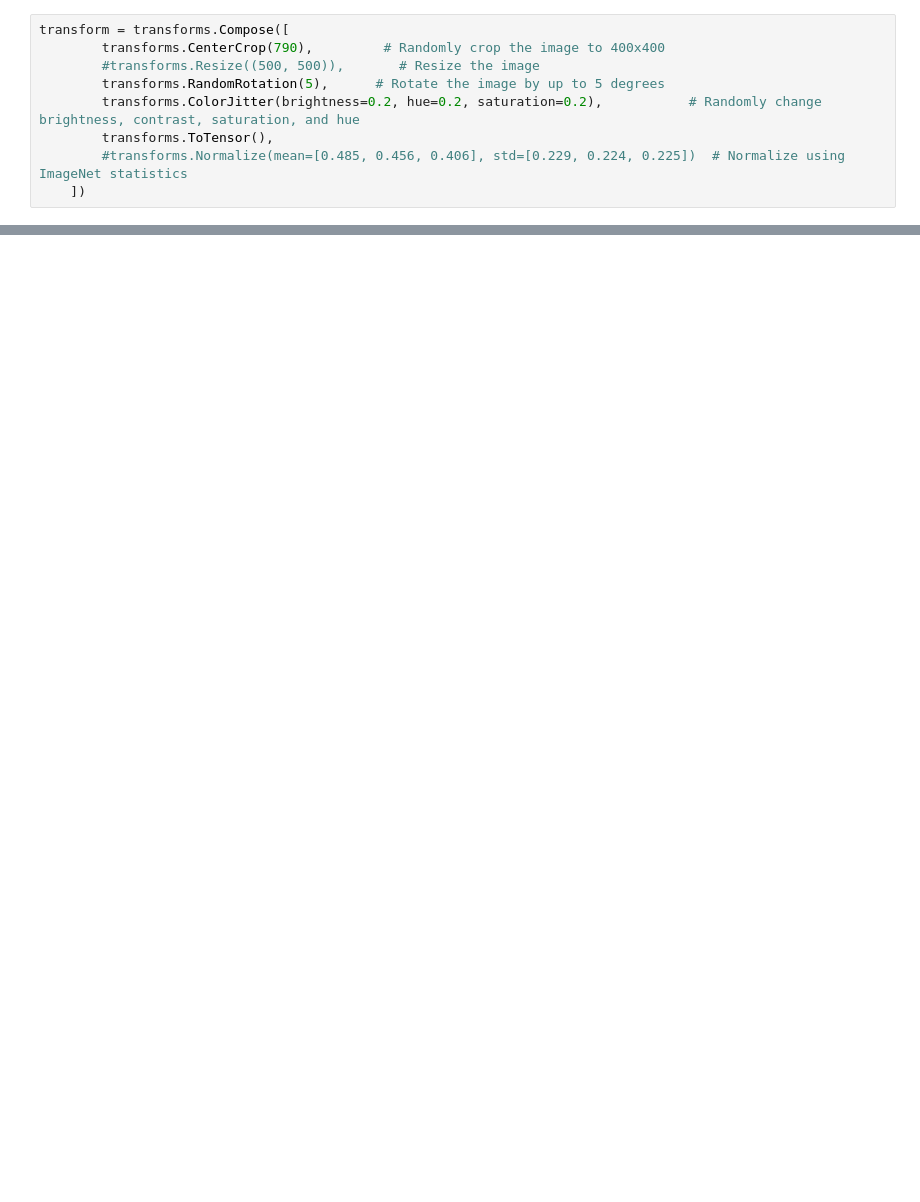
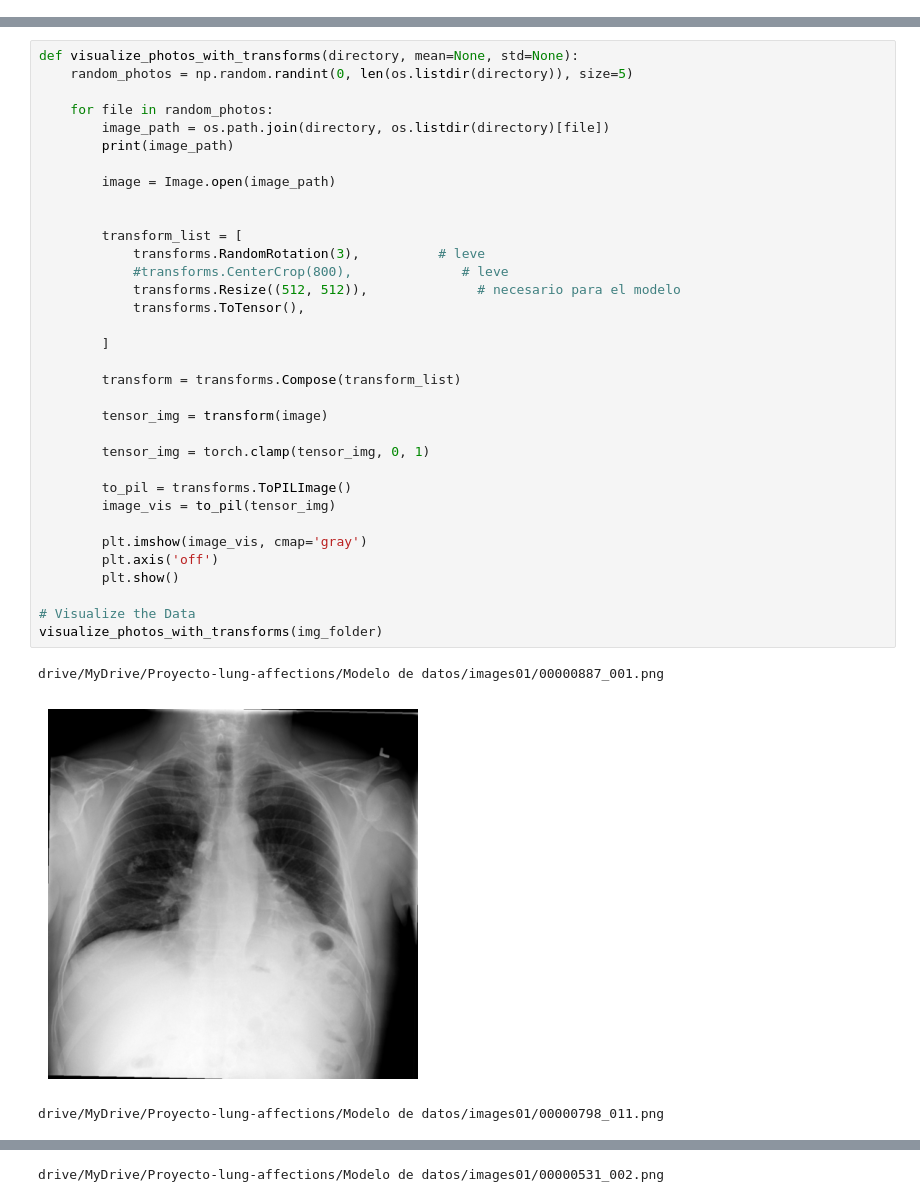
Before and after one commit to Goncie/Toracic_affections, a Jupyter notebook: TorAffect.ipynb, the cells around one changed output, grey strips where cells are left out. Cells and saved outputs as stored; diff of their text form; blank space fills up the shorter version.

```diff
--- a/TorAffect.ipynb
+++ b/TorAffect.ipynb
@@ -144,9 +0,0 @@ class Affection(Dataset):
-# %%
-transform = transforms.Compose([
-        transforms.CenterCrop(790),         # Randomly crop the image to 400x400
-        #transforms.Resize((500, 500)),       # Resize the image
-        transforms.RandomRotation(5),      # Rotate the image by up to 5 degrees
-        transforms.ColorJitter(brightness=0.2, hue=0.2, saturation=0.2),           # Randomly change brightness, contrast, saturation, and hue
-        transforms.ToTensor(),
-        #transforms.Normalize(mean=[0.485, 0.456, 0.406], std=[0.229, 0.224, 0.225])  # Normalize using ImageNet statistics
-    ])
@@ -476,0 +161,38 @@ def visualize_prediction(datapoint, model):
+# %%
+def visualize_photos_with_transforms(directory, mean=None, std=None):
+    random_photos = np.random.randint(0, len(os.listdir(directory)), size=5)
+
+    for file in random_photos:
+        image_path = os.path.join(directory, os.listdir(directory)[file])
+        print(image_path)
+
+        image = Image.open(image_path)
+
+
+        transform_list = [
+            transforms.RandomRotation(3),          # leve
+            #transforms.CenterCrop(800),              # leve
+            transforms.Resize((512, 512)),              # necesario para el modelo
+            transforms.ToTensor(),
+
+        ]
+
+        transform = transforms.Compose(transform_list)
+
+        tensor_img = transform(image)
+
+        tensor_img = torch.clamp(tensor_img, 0, 1)
+
+        to_pil = transforms.ToPILImage()
+        image_vis = to_pil(tensor_img)
+
+        plt.imshow(image_vis, cmap='gray')
+        plt.axis('off')
+        plt.show()
+
+# Visualize the Data
+visualize_photos_with_transforms(img_folder)
+# %% [output]
+drive/MyDrive/Proyecto-lung-affections/Modelo de datos/images01/00000887_001.png
+[figure, added]
+drive/MyDrive/Proyecto-lung-affections/Modelo de datos/images01/00000798_011.png
@@ -476,0 +200 @@ def visualize_prediction(datapoint, model):
+drive/MyDrive/Proyecto-lung-affections/Modelo de datos/images01/00000531_002.png
```
Also changed, not shown: parts of 54 cells of this notebook, 1 other file.
